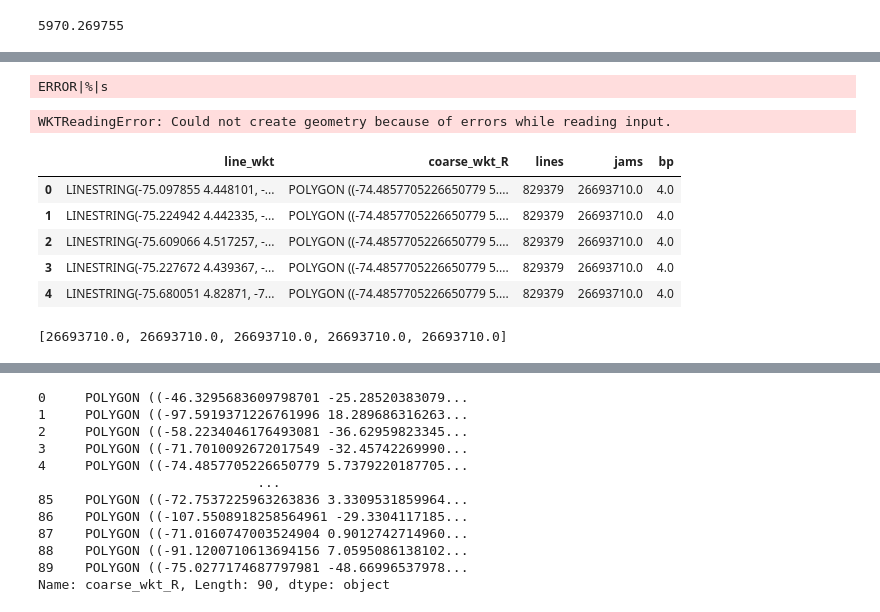
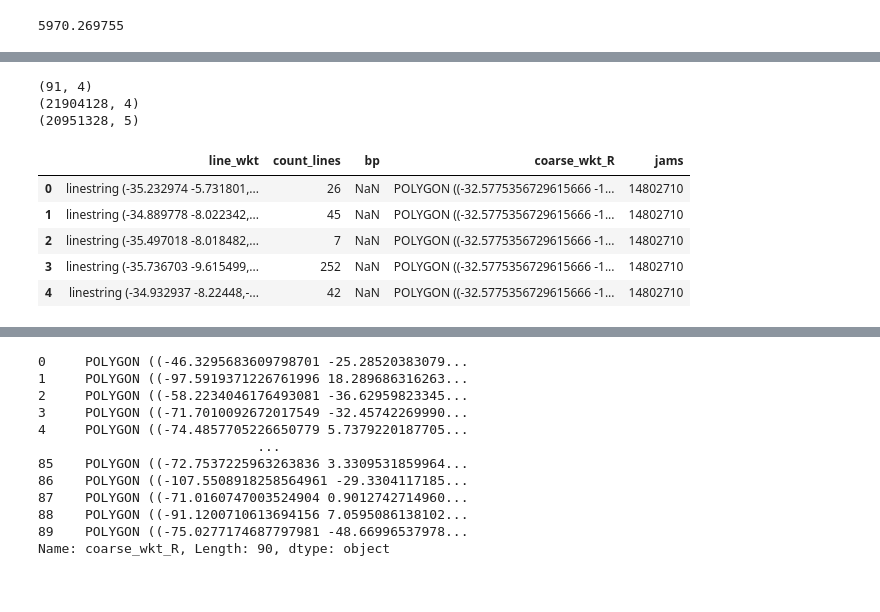
Before and after one commit to EL-BID/IDB-IDB-Invest-Coronavirus-Impact-Dashboard, a Jupyter notebook: notebooks/katana_bounds.ipynb, the cells around one changed output, grey strips where cells are left out. Drawn from its saved outputs; the diff is of its cells as text; code cells hidden in the pictures.

Commit message:
testing kata with coarse grid

```diff
--- a/notebooks/katana_bounds.ipynb
+++ b/notebooks/katana_bounds.ipynb
@@ -476,23 +469,15 @@ def _threshold_density_func(geometry, threshold_value, df_dist, df_coarse):
 # %%
-in_jams, in_polygons = _intersection_coarse(geometry, df_dist)
-df_lines = df_coarse[['line_wkt', 'coarse_wkt_R']].merge(in_polygons, how='inner', on = 'coarse_wkt_R')
-print(df_coarse.shape)
+print(df_dist.shape)
 print(df_coarse.shape)
 print(df_lines.shape)
 df_lines.head()
 # %% [output]
-ERROR|%|s
+(91, 4)
+(21904128, 4)
+(20951328, 5)
-WKTReadingError: Could not create geometry because of errors while reading input.
+|  | line_wkt | count_lines | bp | coarse_wkt_R | jams |
+| 0 | linestring (-35.232974 -5.731801,... | 26 | NaN | POLYGON ((-32.5775356729615666 -1... | 14802710 |
+| 1 | linestring (-34.889778 -8.022342,... | 45 | NaN | POLYGON ((-32.5775356729615666 -1... | 14802710 |
+| 2 | linestring (-35.497018 -8.018482,... | 7 | NaN | POLYGON ((-32.5775356729615666 -1... | 14802710 |
+| 3 | linestring (-35.736703 -9.615499,... | 252 | NaN | POLYGON ((-32.5775356729615666 -1... | 14802710 |
+| 4 | linestring (-34.932937 -8.22448,-... | 42 | NaN | POLYGON ((-32.5775356729615666 -1... | 14802710 |
-# %%
-df_lines.head()
-# %% [output]
-|  | line_wkt | coarse_wkt_R | lines | jams | bp |
-| 0 | LINESTRING(-75.097855 4.448101, -... | POLYGON ((-74.4857705226650779 5.... | 829379 | 26693710.0 | 4.0 |
-| 1 | LINESTRING(-75.224942 4.442335, -... | POLYGON ((-74.4857705226650779 5.... | 829379 | 26693710.0 | 4.0 |
-| 2 | LINESTRING(-75.609066 4.517257, -... | POLYGON ((-74.4857705226650779 5.... | 829379 | 26693710.0 | 4.0 |
-| 3 | LINESTRING(-75.227672 4.439367, -... | POLYGON ((-74.4857705226650779 5.... | 829379 | 26693710.0 | 4.0 |
-| 4 | LINESTRING(-75.680051 4.82871, -7... | POLYGON ((-74.4857705226650779 5.... | 829379 | 26693710.0 | 4.0 |
-# %%
-[_intersection_geometry(geometry, row['coarse_wkt_R'], row['jams']) for index, row in df_lines.head().iterrows()]
-# %% [output]
-[26693710.0, 26693710.0, 26693710.0, 26693710.0, 26693710.0]
```
Also changed, not shown: parts of 10 cells of this notebook, 1 other file.
